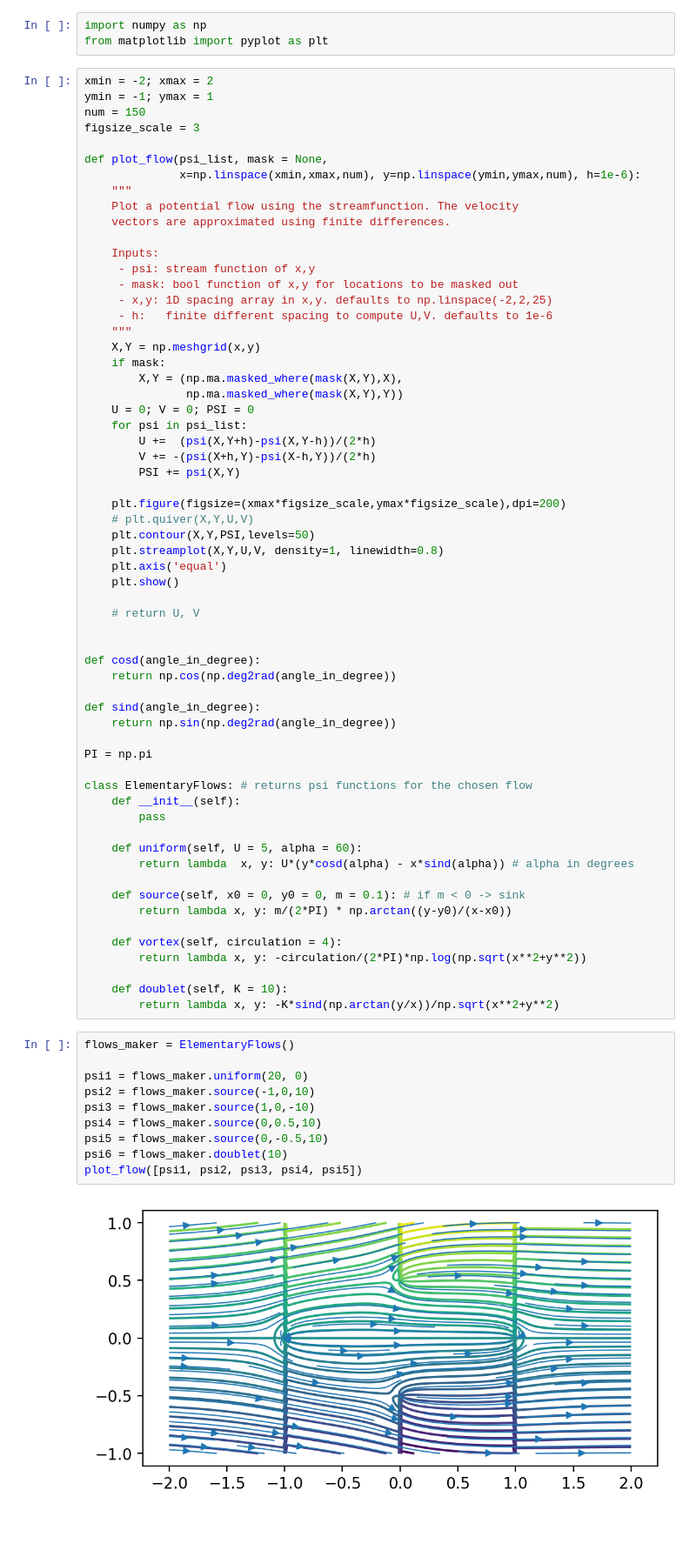
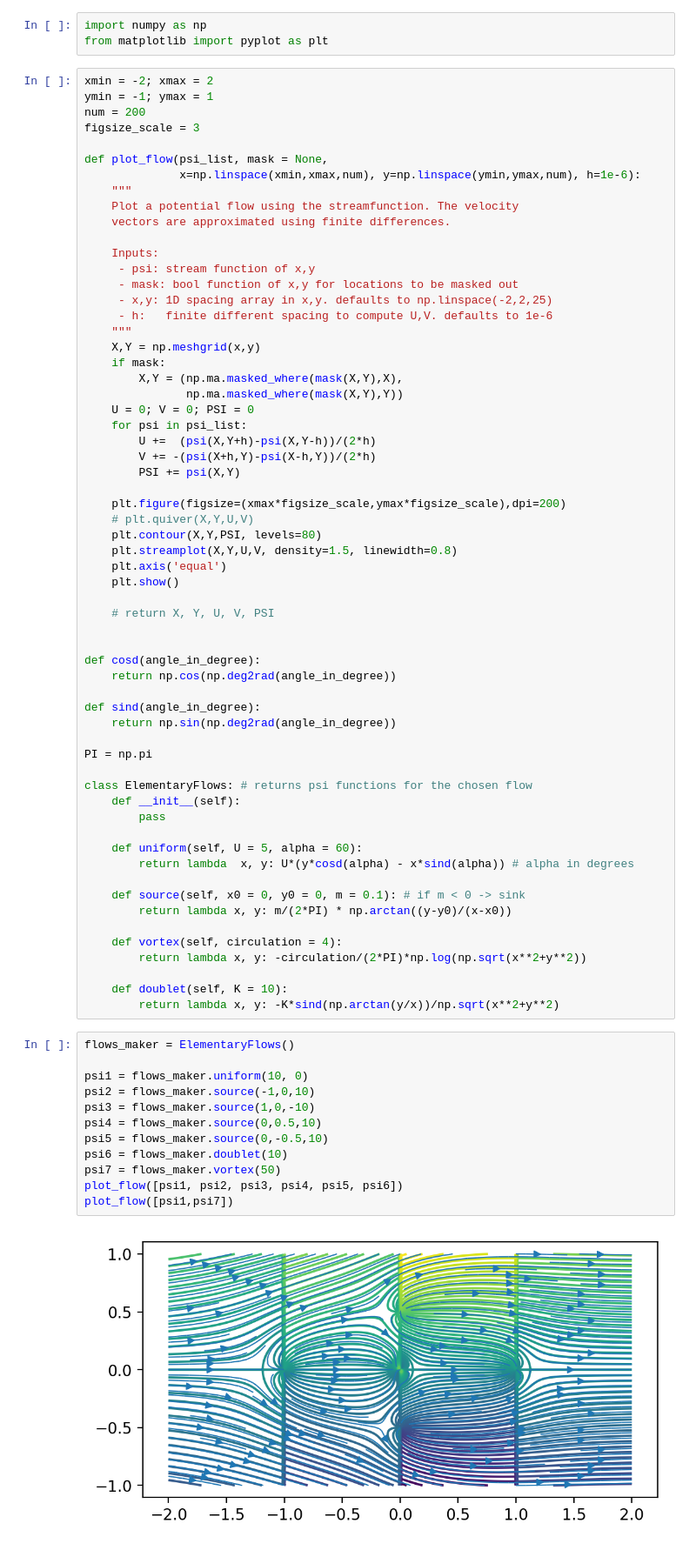
Before and after one commit to efekaanefe/Fluid-Simulations, a Jupyter notebook: Potential-Flow-Theory-Visualization/potential-flow-plot.ipynb, the cells around one changed output. Shown at 87% size. Drawn from its saved outputs; the diff is of its cells as text.

```diff
--- a/Potential-Flow-Theory-Visualization/potential-flow-plot.ipynb
+++ b/Potential-Flow-Theory-Visualization/potential-flow-plot.ipynb
@@ -15,7 +4,7 @@ from matplotlib import pyplot as plt
 # %%
 xmin = -2; xmax = 2
 ymin = -1; ymax = 1
-num = 150
+num = 200
 figsize_scale = 3
 
 def plot_flow(psi_list, mask = None,
@@ -42,12 +31,12 @@ def plot_flow(psi_list, mask = None,
 
     plt.figure(figsize=(xmax*figsize_scale,ymax*figsize_scale),dpi=200)
     # plt.quiver(X,Y,U,V)
-    plt.contour(X,Y,PSI,levels=50)
-    plt.streamplot(X,Y,U,V, density=1, linewidth=0.8)
+    plt.contour(X,Y,PSI, levels=80)
+    plt.streamplot(X,Y,U,V, density=1.5, linewidth=0.8)
     plt.axis('equal')
     plt.show()
 
-    # return U, V
+    # return X, Y, U, V, PSI
 
 
 def cosd(angle_in_degree):
@@ -76,12 +65,14 @@ class ElementaryFlows: # returns psi functions for the chosen flow
 # %%
 flows_maker = ElementaryFlows()
 
-psi1 = flows_maker.uniform(20, 0)
+psi1 = flows_maker.uniform(10, 0)
 psi2 = flows_maker.source(-1,0,10)
 psi3 = flows_maker.source(1,0,-10)
 psi4 = flows_maker.source(0,0.5,10)
 psi5 = flows_maker.source(0,-0.5,10)
 psi6 = flows_maker.doublet(10)
-plot_flow([psi1, psi2, psi3, psi4, psi5])
+psi7 = flows_maker.vortex(50)
+plot_flow([psi1, psi2, psi3, psi4, psi5, psi6])
+plot_flow([psi1,psi7])
 # %% [output]
-[figure, old version]
+[figure, new version]
```
Also changed, not shown: parts of 2 cells of this notebook, 1 other file.
